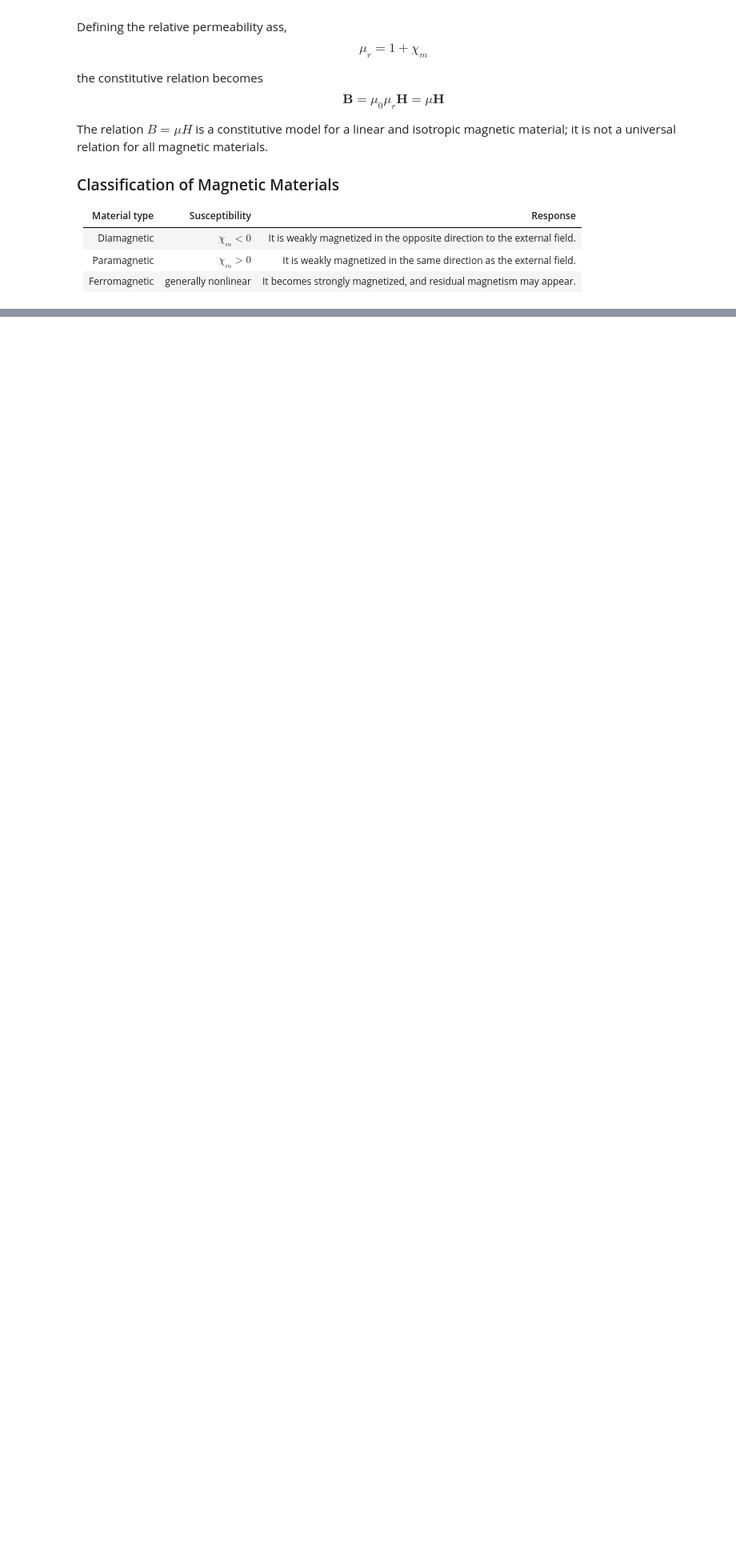
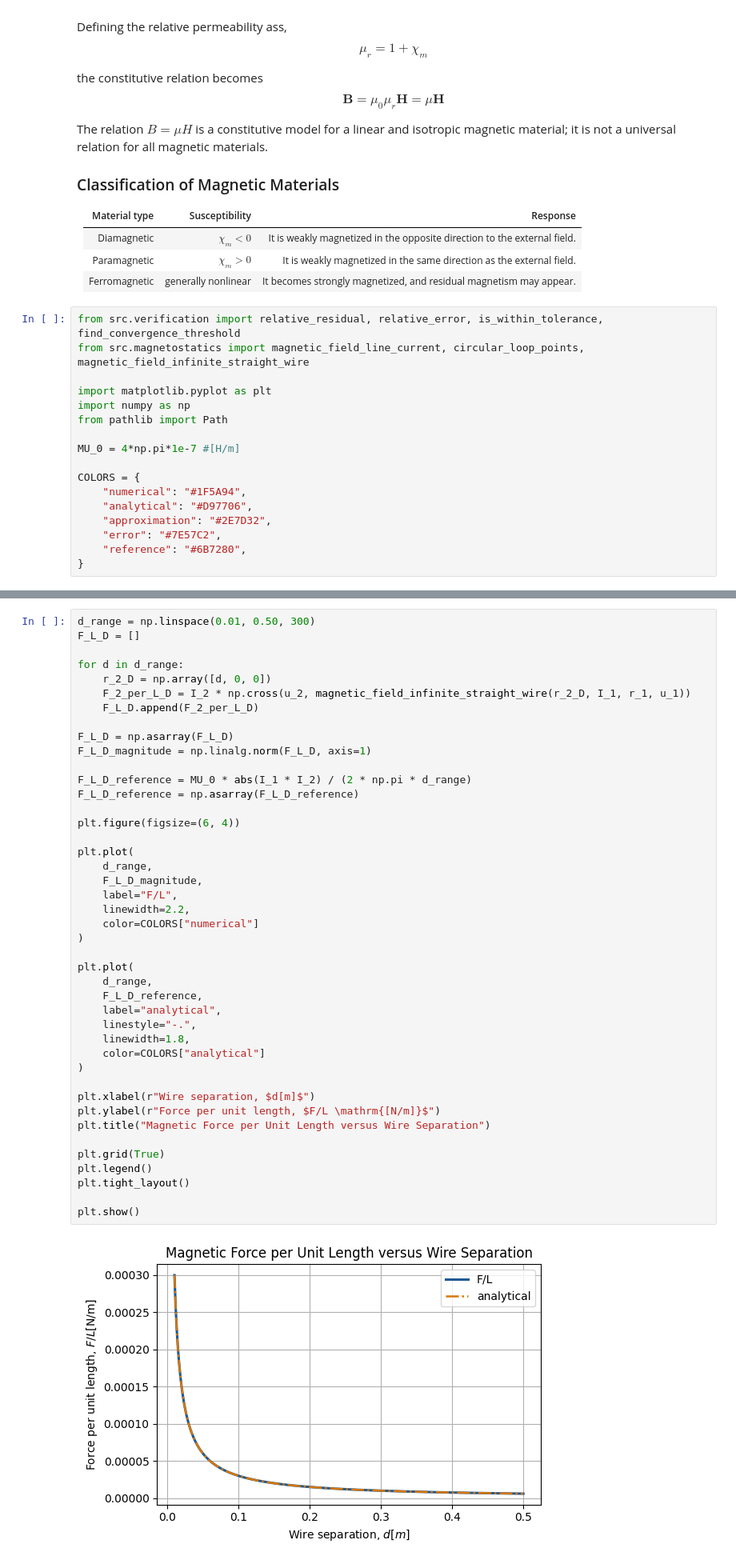
Before and after one commit to hyerim1212/maxwell-to-programmable-photonics, a Jupyter notebook: notebooks/05_magnetic_forces_and_magnetic_materials.ipynb, the cells around one changed output, grey strips where cells are left out. Shown at 80% size. Cells and saved outputs as stored; diff of their text form; blank space fills up the shorter version.

```diff
--- a/notebooks/05_magnetic_forces_and_magnetic_materials.ipynb
+++ b/notebooks/05_magnetic_forces_and_magnetic_materials.ipynb
@@ -95,3 +95,20 @@ The relation $B =\mu H$ is a constitutive model for a linear and isotropic magne
 |Diamagnetic|$\chi _m < 0$|It is weakly magnetized in the opposite direction to the external field.|
 |Paramagnetic| $\chi _m > 0$ |It is weakly magnetized in the same direction as the external field. |
 |Ferromagnetic| generally nonlinear |It becomes strongly magnetized, and residual magnetism may appear.|
+# %%
+from src.verification import relative_residual, relative_error, is_within_tolerance, find_convergence_threshold
+from src.magnetostatics import magnetic_field_line_current, circular_loop_points, magnetic_field_infinite_straight_wire
+
+import matplotlib.pyplot as plt
+import numpy as np
+from pathlib import Path
+
+MU_0 = 4*np.pi*1e-7 #[H/m]
+
+COLORS = {
+    "numerical": "#1F5A94",
+    "analytical": "#D97706",
+    "approximation": "#2E7D32",
+    "error": "#7E57C2",
+    "reference": "#6B7280",
+}
@@ -97,0 +310,45 @@ The relation $B =\mu H$ is a constitutive model for a linear and isotropic magne
+# %%
+d_range = np.linspace(0.01, 0.50, 300)
+F_L_D = []
+
+for d in d_range:
+    r_2_D = np.array([d, 0, 0])
+    F_2_per_L_D = I_2 * np.cross(u_2, magnetic_field_infinite_straight_wire(r_2_D, I_1, r_1, u_1))
+    F_L_D.append(F_2_per_L_D)
+
+F_L_D = np.asarray(F_L_D)
+F_L_D_magnitude = np.linalg.norm(F_L_D, axis=1)
+
+F_L_D_reference = MU_0 * abs(I_1 * I_2) / (2 * np.pi * d_range)
+F_L_D_reference = np.asarray(F_L_D_reference)
+
+plt.figure(figsize=(6, 4))
+
+plt.plot(
+    d_range,
+    F_L_D_magnitude,
+    label="F/L",
+    linewidth=2.2,
+    color=COLORS["numerical"]
+)
+
+plt.plot(
+    d_range,
+    F_L_D_reference,
+    label="analytical",
+    linestyle="-.",
+    linewidth=1.8,
+    color=COLORS["analytical"]
+)
+
+plt.xlabel(r"Wire separation, $d[m]$")
+plt.ylabel(r"Force per unit length, $F/L \mathrm{[N/m]}$")
+plt.title("Magnetic Force per Unit Length versus Wire Separation")
+
+plt.grid(True)
+plt.legend()
+plt.tight_layout()
+
+plt.show()
+# %% [output]
+[figure, added]
```
Also changed, not shown: parts of 6 cells of this notebook.
